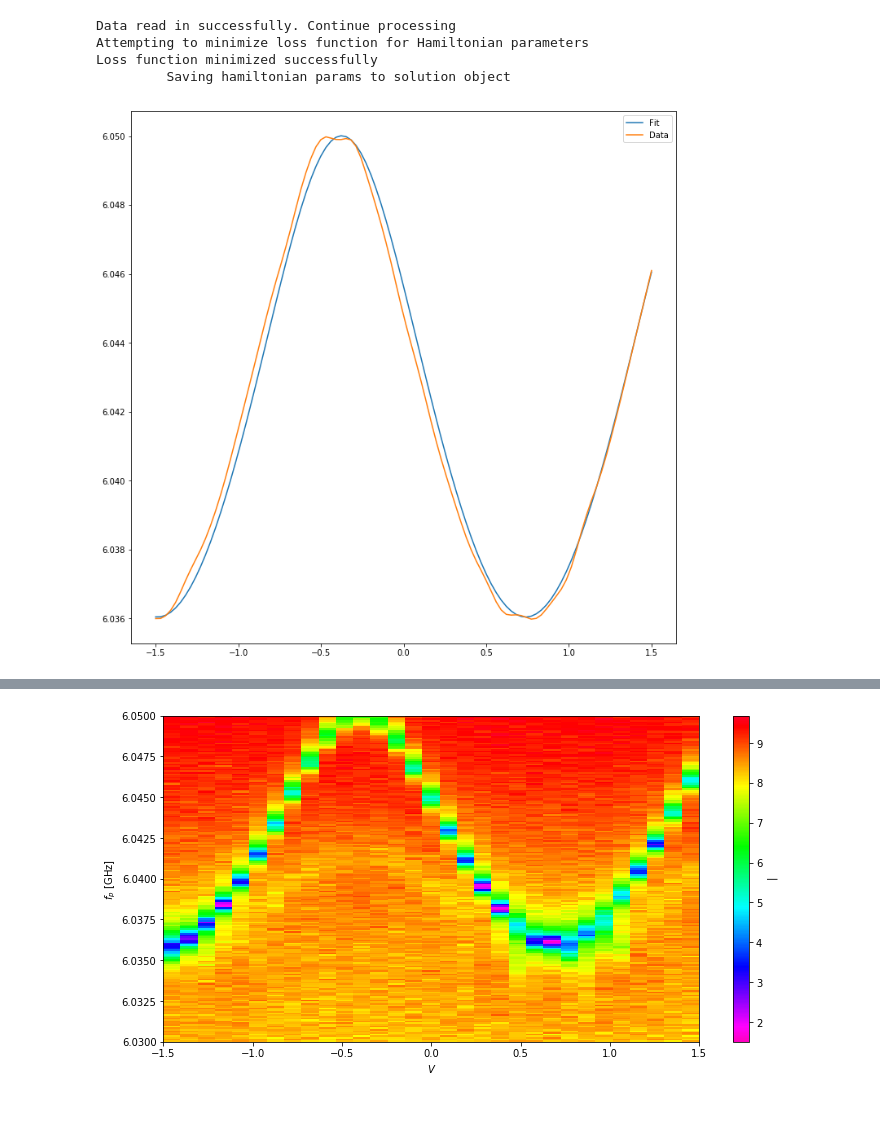
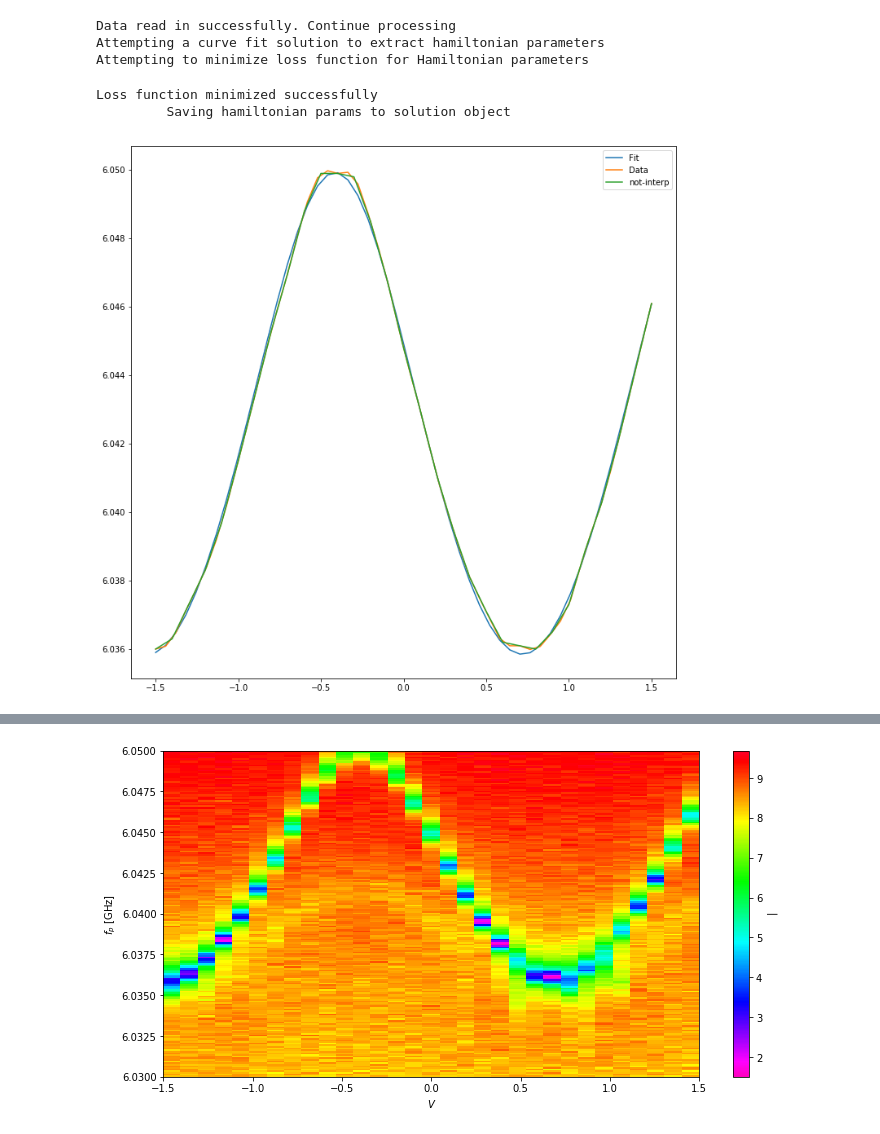
Before and after one commit to McCuf/Single-Tone-Spectroscopy, a Jupyter notebook: Example.ipynb, the cells around one changed output, grey strips where cells are left out. Drawn from its saved outputs; the diff is of its cells as text; code cells hidden in the pictures.

```diff
--- a/Example.ipynb
+++ b/Example.ipynb
@@ -3,22 +3,25 @@ import matplotlib.pyplot as plt
 import numpy as np
 # %%
 from STS import STSSolution
-sol = STSSolution("AB40_S21vsFvsV_fr6.03_6.05_Pr-80_V-1.5_1.5_0.1_T0.084_Cav2_143704_mag.dat")
+sol = STSSolution("AB40_S21vsFvsV_fr6.03_6.05_Pr-80_V-1.5_1.5_0.1_T0.084_Cav2_143704_mag.dat", g_guess = 50 * 10e-3)
+sol.curve_fit_STS()
 sol.extract_hamiltonian_params()
 # %% [output]
 Data read in successfully. Continue processing
+Attempting a curve fit solution to extract hamiltonian parameters
 Attempting to minimize loss function for Hamiltonian parameters
-Loss function minimized successfully
-         Saving hamiltonian params to solution object
+Loss function minimized successfully
+         Saving hamiltonian params to solution object
 # %%
 plt.figure(figsize=(12,12))
 plt.plot(sol.interp_volt_axis, sol.f_function(sol.interp_volt_axis, \
                         sol.fc_param, sol.g_param, sol.fmax_ge_param, sol.d_param, sol.period, sol.voltage_sweet_spot), label='Fit')
 plt.plot(sol.interp_volt_axis, sol.interp_min_freq, label='Data')
+plt.plot(sol.volt_span, sol.minimum_frequencies,label='not-interp')
 plt.legend()
 plt.show()
 # %% [output]
-[figure, old version]
+[figure, new version]
 # %%
 sol.visualize_duty_phi()
 # %% [output]
```
Also changed, not shown: parts of 7 cells of this notebook, 1 other file.
